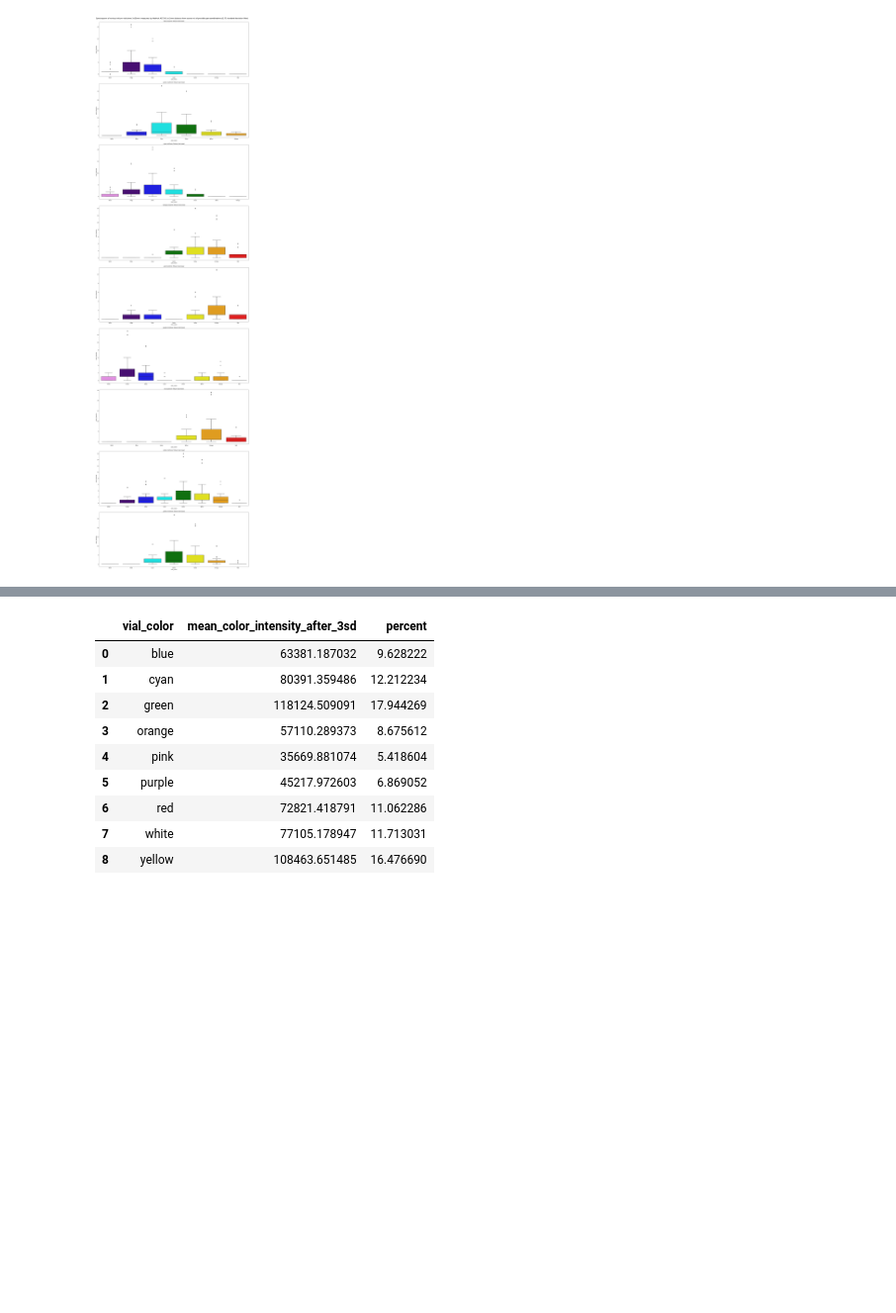
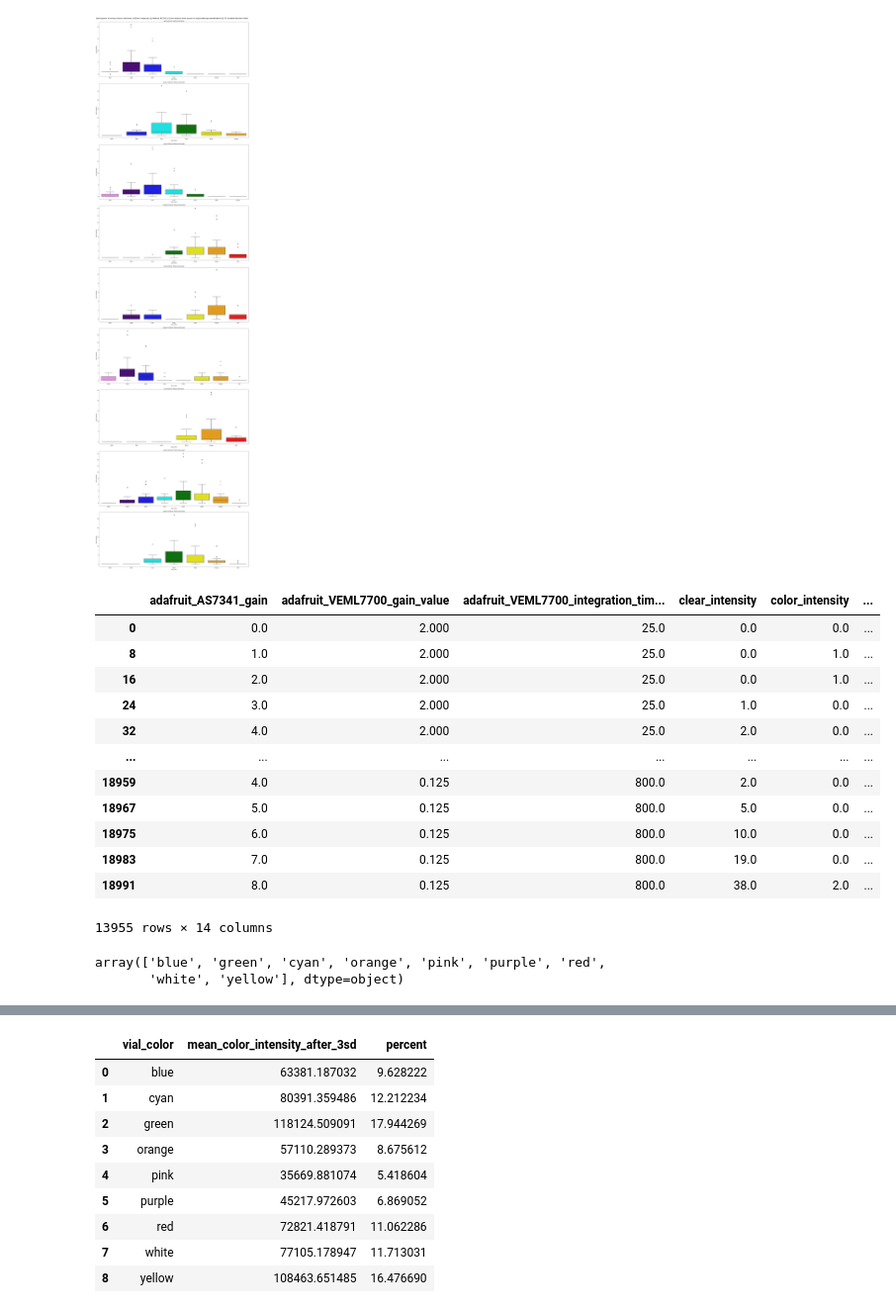
Before and after one commit to darkmatter2222/Nuclear-Battery, a Jupyter notebook: spectro_and_lux_9_colors.ipynb, the cells around one changed output, grey strips where cells are left out. Shown: that part at 99% size. Saved outputs shown, nothing was run; the diff lists cells and outputs as text; code cells hidden in the pictures; blank space fills up the shorter version.

```diff
--- a/spectro_and_lux_9_colors.ipynb
+++ b/spectro_and_lux_9_colors.ipynb
@@ -194,3 +192,24 @@ Try using .loc[row_indexer,col_indexer] = value instead
 See the caveats in the documentation: https://pandas.pydata.org/pandas-docs/stable/user_guide/indexing.html#returning-a-view-versus-a-copy
 Text(0.5, 0.98, 'Spectrogram of various tritium vials (new 3x25mm) measured by Adafruit AS7341 at 2mm distance from source w/ all possible gain combinations (0.75 standard deviation filter)')
 [figure]
+# %%
+percent_df
+# %% [output]
+|  | adafruit_AS7341_gain | adafruit_VEML7700_gain_value | adafruit_VEML7700_integration_tim... | clear_intensity | color_intensity | ... |
+| 0 | 0.0 | 2.000 | 25.0 | 0.0 | 0.0 | ... |
+| 8 | 1.0 | 2.000 | 25.0 | 0.0 | 1.0 | ... |
+| 16 | 2.0 | 2.000 | 25.0 | 0.0 | 1.0 | ... |
+| 24 | 3.0 | 2.000 | 25.0 | 1.0 | 0.0 | ... |
+| 32 | 4.0 | 2.000 | 25.0 | 2.0 | 0.0 | ... |
+| ... | ... | ... | ... | ... | ... | ... |
+| 18959 | 4.0 | 0.125 | 800.0 | 2.0 | 0.0 | ... |
+| 18967 | 5.0 | 0.125 | 800.0 | 5.0 | 0.0 | ... |
+| 18975 | 6.0 | 0.125 | 800.0 | 10.0 | 0.0 | ... |
+| 18983 | 7.0 | 0.125 | 800.0 | 19.0 | 0.0 | ... |
+| 18991 | 8.0 | 0.125 | 800.0 | 38.0 | 2.0 | ... |
+13955 rows × 14 columns
+# %%
+df['vial_color'].unique()
+# %% [output]
+array(['blue', 'green', 'cyan', 'orange', 'pink', 'purple', 'red',
+       'white', 'yellow'], dtype=object)
```
Also changed, not shown: parts of 3 cells of this notebook.
